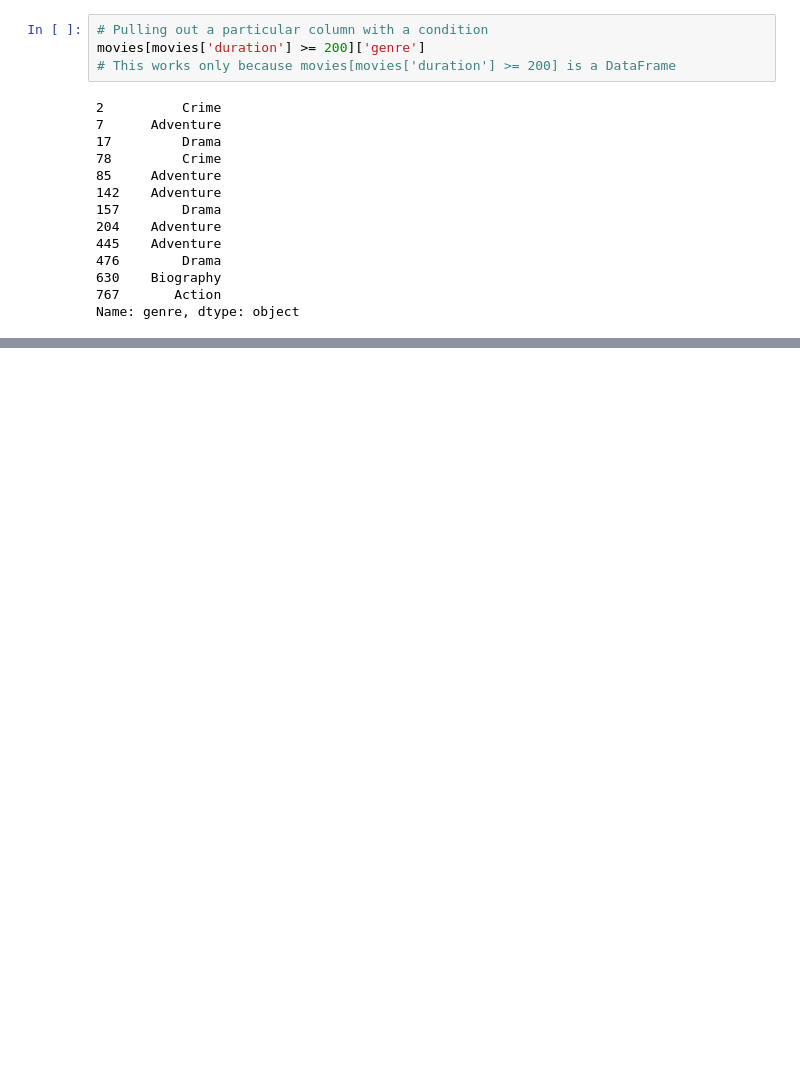
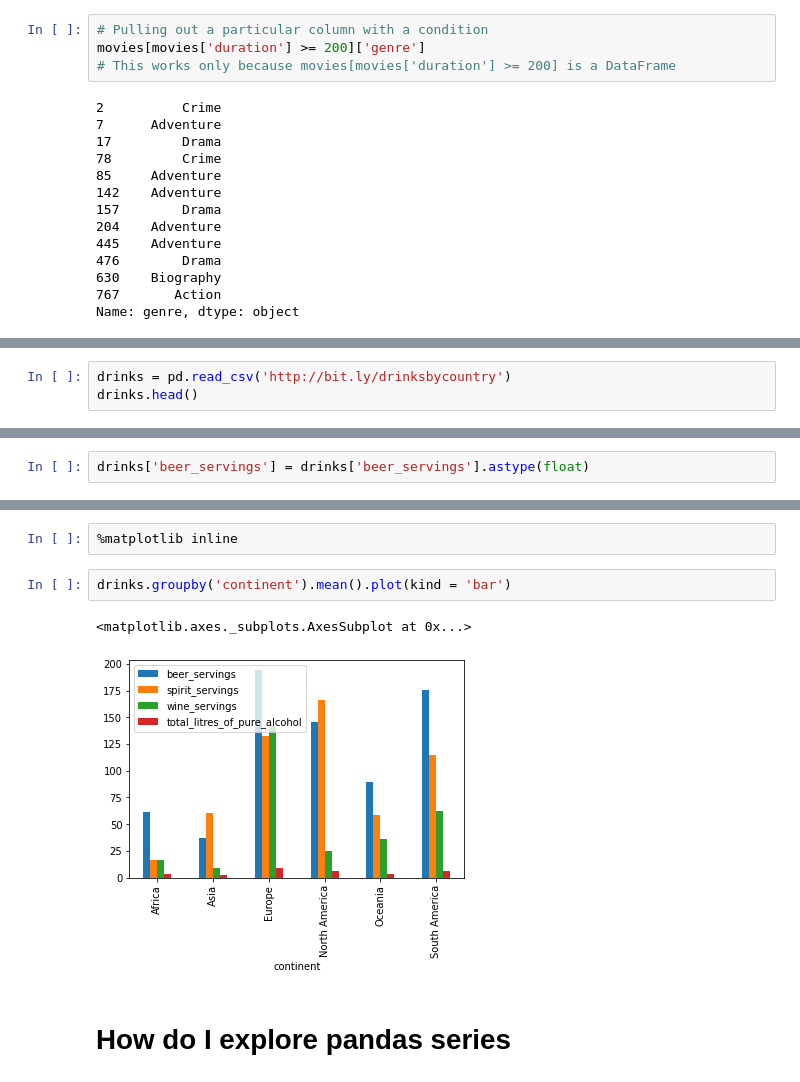
Before and after one commit to monisakhtar/ML, a Jupyter notebook: Pandas.ipynb, the cells around one changed output, grey strips where cells are left out. Saved outputs shown, nothing was run; the diff lists cells and outputs as text; blank space fills up the shorter version.

```diff
--- a/Pandas.ipynb
+++ b/Pandas.ipynb
@@ -489,0 +535,3 @@ Name: genre, dtype: object
+# %%
+drinks = pd.read_csv('http://bit.ly/drinksbycountry')
+drinks.head()
@@ -489,0 +720,2 @@ Name: genre, dtype: object
+# %%
+drinks['beer_servings'] = drinks['beer_servings'].astype(float)
@@ -489,0 +831,9 @@ Name: genre, dtype: object
+# %%
+%matplotlib inline
+# %%
+drinks.groupby('continent').mean().plot(kind = 'bar')
+# %% [output]
+<matplotlib.axes._subplots.AxesSubplot at 0x...>
+[figure, added]
+# %% [markdown]
+# **How do I explore pandas series**
```
Also changed, not shown: parts of 51 cells of this notebook.
